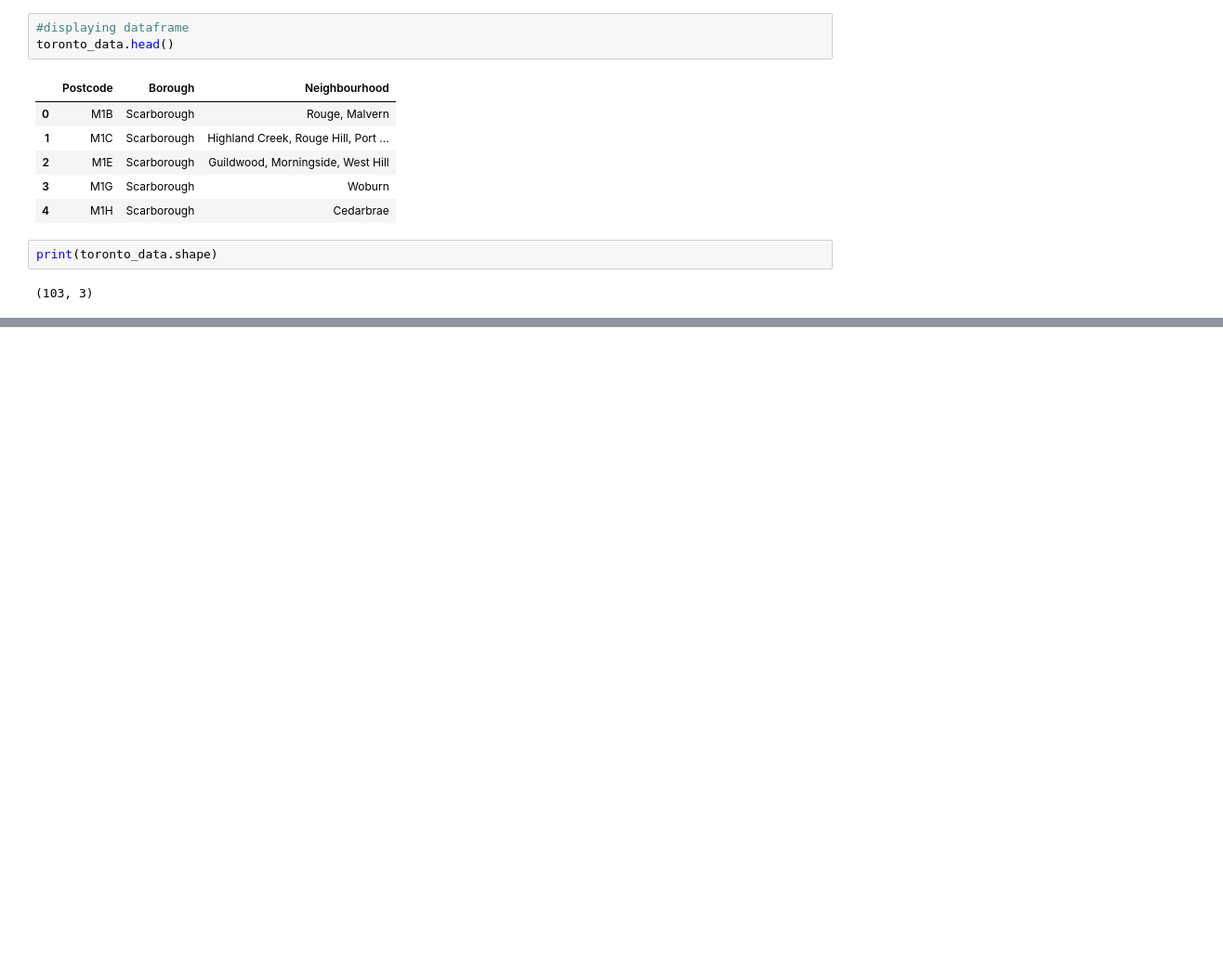
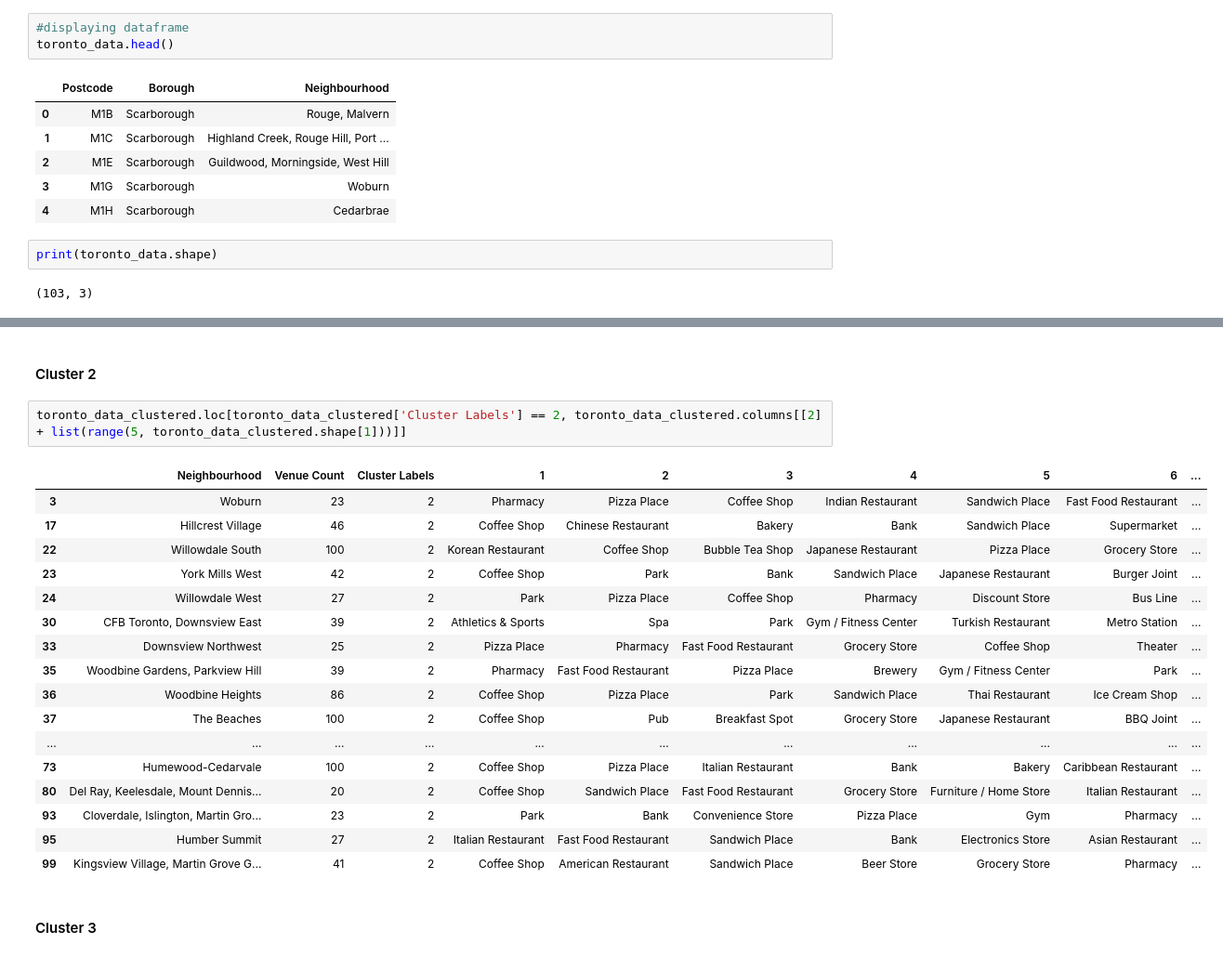
Before and after one commit to Sergio-f-Conde/Coursera_Capstone, a Jupyter notebook: Toronto_City_Data.ipynb, the cells around one changed output, grey strips where cells are left out. Shown at 93% size. Saved outputs shown, nothing was run; the diff lists cells and outputs as text; blank space fills up the shorter version.

```diff
--- a/Toronto_City_Data.ipynb
+++ b/Toronto_City_Data.ipynb
@@ -84,0 +564,24 @@ print(toronto_data.shape)
+# %% [markdown]
+#### Cluster 2
+# %%
+toronto_data_clustered.loc[toronto_data_clustered['Cluster Labels'] == 2, toronto_data_clustered.columns[[2] + list(range(5, toronto_data_clustered.shape[1]))]]
+# %% [output]
+|  | Neighbourhood | Venue Count | Cluster Labels | 1 | 2 | 3 | 4 | 5 | 6 | ... |
+| 3 | Woburn | 23 | 2 | Pharmacy | Pizza Place | Coffee Shop | Indian Restaurant | Sandwich Place | Fast Food Restaurant | ... |
+| 17 | Hillcrest Village | 46 | 2 | Coffee Shop | Chinese Restaurant | Bakery | Bank | Sandwich Place | Supermarket | ... |
+| 22 | Willowdale South | 100 | 2 | Korean Restaurant | Coffee Shop | Bubble Tea Shop | Japanese Restaurant | Pizza Place | Grocery Store | ... |
+| 23 | York Mills West | 42 | 2 | Coffee Shop | Park | Bank | Sandwich Place | Japanese Restaurant | Burger Joint | ... |
+| 24 | Willowdale West | 27 | 2 | Park | Pizza Place | Coffee Shop | Pharmacy | Discount Store | Bus Line | ... |
+| 30 | CFB Toronto, Downsview East | 39 | 2 | Athletics & Sports | Spa | Park | Gym / Fitness Center | Turkish Restaurant | Metro Station | ... |
+| 33 | Downsview Northwest | 25 | 2 | Pizza Place | Pharmacy | Fast Food Restaurant | Grocery Store | Coffee Shop | Theater | ... |
+| 35 | Woodbine Gardens, Parkview Hill | 39 | 2 | Pharmacy | Fast Food Restaurant | Pizza Place | Brewery | Gym / Fitness Center | Park | ... |
+| 36 | Woodbine Heights | 86 | 2 | Coffee Shop | Pizza Place | Park | Sandwich Place | Thai Restaurant | Ice Cream Shop | ... |
+| 37 | The Beaches | 100 | 2 | Coffee Shop | Pub | Breakfast Spot | Grocery Store | Japanese Restaurant | BBQ Joint | ... |
+| ... | ... | ... | ... | ... | ... | ... | ... | ... | ... | ... |
+| 73 | Humewood-Cedarvale | 100 | 2 | Coffee Shop | Pizza Place | Italian Restaurant | Bank | Bakery | Caribbean Restaurant | ... |
+| 80 | Del Ray, Keelesdale, Mount Dennis... | 20 | 2 | Coffee Shop | Sandwich Place | Fast Food Restaurant | Grocery Store | Furniture / Home Store | Italian Restaurant | ... |
+| 93 | Cloverdale, Islington, Martin Gro... | 23 | 2 | Park | Bank | Convenience Store | Pizza Place | Gym | Pharmacy | ... |
+| 95 | Humber Summit | 27 | 2 | Italian Restaurant | Fast Food Restaurant | Sandwich Place | Bank | Electronics Store | Asian Restaurant | ... |
+| 99 | Kingsview Village, Martin Grove G... | 41 | 2 | Coffee Shop | American Restaurant | Sandwich Place | Beer Store | Grocery Store | Pharmacy | ... |
+# %% [markdown]
+#### Cluster 3
```
Also changed, not shown: parts of 51 cells of this notebook.
